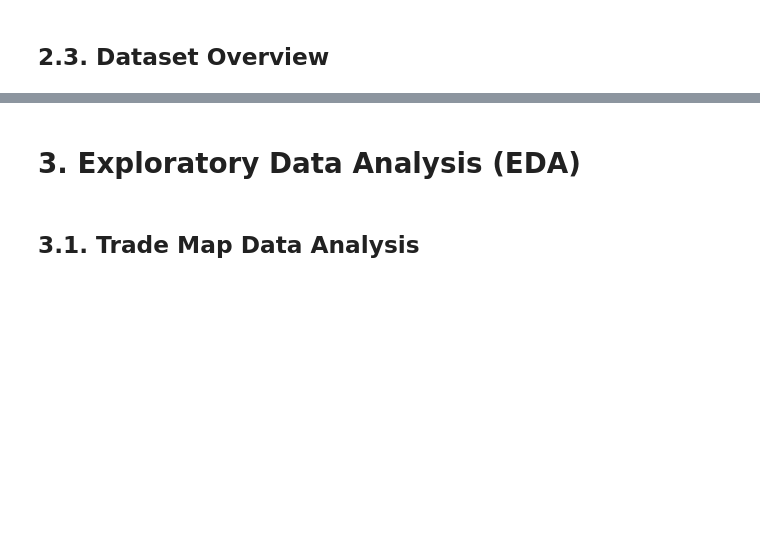
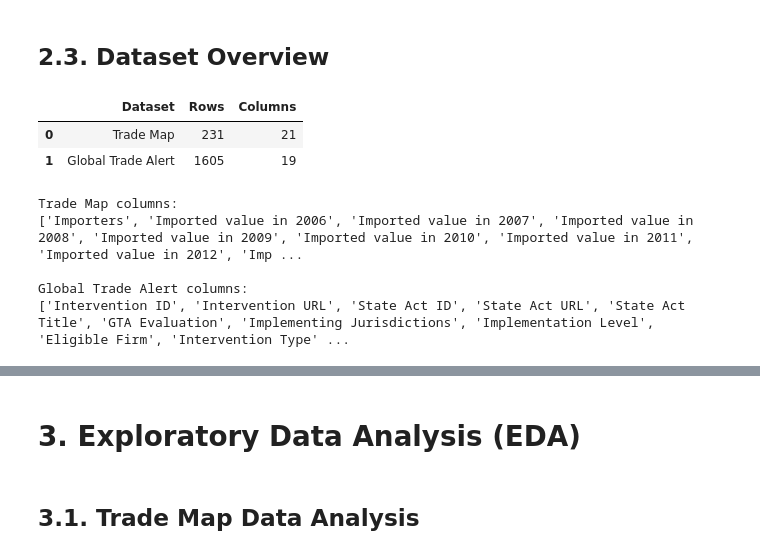
Before and after one commit to atessberfin/voltradar, a Jupyter notebook: notebooks/VoltRadar_Masters_Thesis.ipynb, the cells around one changed output, grey strips where cells are left out. Drawn from its saved outputs; the diff is of its cells as text; code cells hidden in the pictures; blank space fills up the shorter version.

```diff
--- a/notebooks/VoltRadar_Masters_Thesis.ipynb
+++ b/notebooks/VoltRadar_Masters_Thesis.ipynb
@@ -11,2 +63,34 @@
 # %% [markdown]
 ## **2.3. Dataset Overview**
+# %%
+dataset_overview = pd.DataFrame({
+    "Dataset": [
+        "Trade Map",
+        "Global Trade Alert"
+    ],
+    "Rows": [
+        trade_df.shape[0],
+        gta_df.shape[0]
+    ],
+    "Columns": [
+        trade_df.shape[1],
+        gta_df.shape[1]
+    ]
+})
+
+display(dataset_overview)
+
+print("\nTrade Map columns:")
+print(trade_df.columns.tolist())
+
+print("\nGlobal Trade Alert columns:")
+print(gta_df.columns.tolist())
+# %% [output]
+|  | Dataset | Rows | Columns |
+| 0 | Trade Map | 231 | 21 |
+| 1 | Global Trade Alert | 1605 | 19 |
+Trade Map columns:
+['Importers', 'Imported value in 2006', 'Imported value in 2007', 'Imported value in 2008', 'Imported value in 2009', 'Imported value in 2010', 'Imported value in 2011', 'Imported value in 2012', 'Imp ...
+
+Global Trade Alert columns:
+['Intervention ID', 'Intervention URL', 'State Act ID', 'State Act URL', 'State Act Title', 'GTA Evaluation', 'Implementing Jurisdictions', 'Implementation Level', 'Eligible Firm', 'Intervention Type' ...
```
Also changed, not shown: parts of 8 cells of this notebook.
